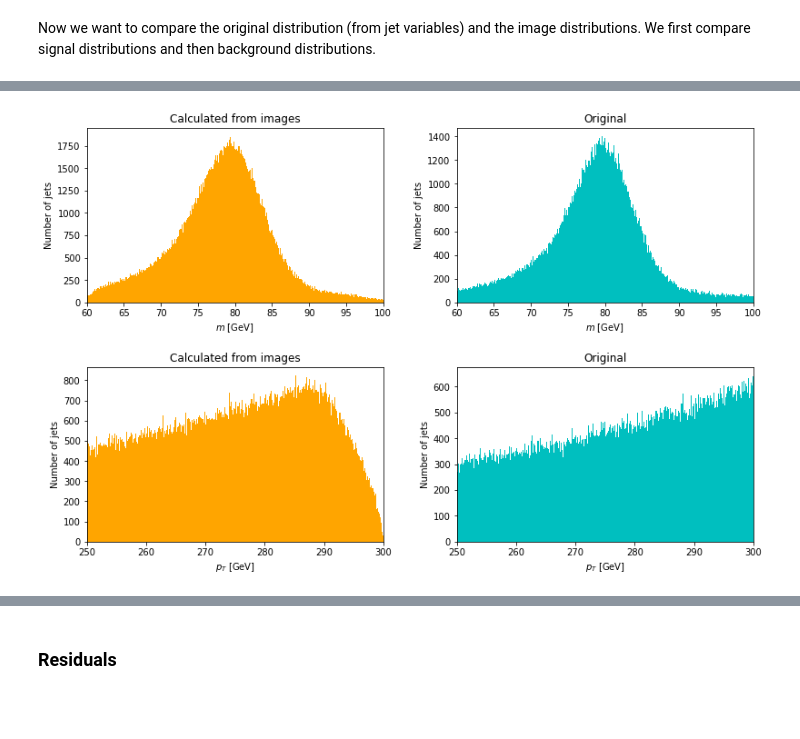
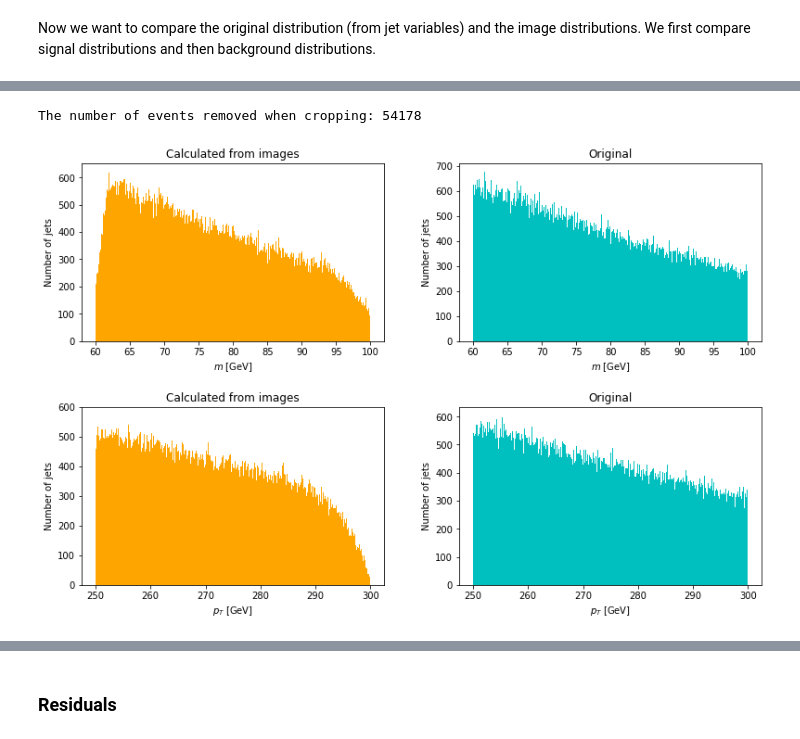
Before and after one commit to Autoencoders-compression-anomaly/AE-Compression-pytorch, a Jupyter notebook: examples/jet_images/analysis_jet_images.ipynb, the cells around one changed output, grey strips where cells are left out. Cells and saved outputs as stored; diff of their text form; code cells hidden in the pictures; blank space fills up the shorter version.

```diff
--- a/examples/jet_images/analysis_jet_images.ipynb
+++ b/examples/jet_images/analysis_jet_images.ipynb
@@ -18,28 +18,29 @@ if not os.path.exists(save_dir):
 
 # =========== Images + jet variables ===========
 # Complete DataFrame (image and all jet variables) for only signal jets
-path_complete_signal = '/Users/nallenallis/Documents/LTH/Exjobb/data/jet images/jet_images_LAGAN_complete_signal.pkl'
-df_complete_signal = pd.read_pickle(path_complete_signal)
+df_complete_signal = pd.read_pickle('/Users/nallenallis/Documents/LTH/Exjobb/data/jet images/jet_images_LAGAN_complete_signal.pkl')
 
 # Complete DataFrame (image and all jet variables) for only background jets
-path_complete_bg = '/Users/nallenallis/Documents/LTH/Exjobb/data/jet images/jet_images_LAGAN_complete_bg.pkl'
-df_complete_bg = pd.read_pickle(path_complete_bg)
+df_complete_bg = pd.read_pickle('/Users/nallenallis/Documents/LTH/Exjobb/data/jet images/jet_images_LAGAN_complete_bg.pkl')
+df_complete_bg_test = pd.read_pickle('/Users/nallenallis/Documents/LTH/Exjobb/data/jet images/jet_images_LAGAN_complete_bg_test.pkl')
 
 # =========== Images ===========
 # Only jet images for signal jets
-path_signal = '/Users/nallenallis/Documents/LTH/Exjobb/data/jet images/images/jet_images_LAGAN_images_signal.pkl'
-df_signal = pd.read_pickle(path_signal)
+df_signal = pd.read_pickle('/Users/nallenallis/Documents/LTH/Exjobb/data/jet images/images/jet_images_LAGAN_images_signal.pkl')
 
 # Only jet images for background jets
-path_bg = '/Users/nallenallis/Documents/LTH/Exjobb/data/jet images/images/jet_images_LAGAN_images_bg.pkl'
-df_bg = pd.read_pickle(path_bg)
+df_bg = pd.read_pickle('/Users/nallenallis/Documents/LTH/Exjobb/data/jet images/images/jet_images_LAGAN_images_bg.pkl')
+df_bg_test = pd.read_pickle('/Users/nallenallis/Documents/LTH/Exjobb/data/jet images/images/jet_images_LAGAN_images_bg_test.pkl')
 
 # =========== From network ===========
 #path_output = '/Users/nallenallis/Documents/LTH/Exjobb/Results/LAGAN/bg_all_img_625-300-100-300-625/val_bg/bg_all_img_625-300-100-300-625_output.pkl'
 #path_output = '/Users/nallenallis/Documents/LTH/Exjobb/Results/LAGAN/bg_all_img_625-625-625-625-625/val_bg/bg_all_img_625-625-625-625-625_output.pkl'
 #path_output = '/Users/nallenallis/Documents/LTH/Exjobb/Results/LAGAN/bg_all_img_625-625-625-625-625/val_signal/bg_all_img_625-625-625-625-625_output_signal.pkl'
-path_output = '/Users/nallenallis/Documents/LTH/Exjobb/Results/LAGAN/bg_all_img_625-300-100-300-625/val_signal/bg_all_img_625-300-100-300-625_output_signal.pkl'
-df_output = pd.read_pickle(path_output)
+#path_output = '/Users/nallenallis/Documents/LTH/Exjobb/Results/LAGAN/bg_all_img_625-300-100-300-625/val_signal/bg_all_img_625-300-100-300-625_output_signal.pkl'
+#df_output = pd.read_pickle(path_output)
+
+df_bg_test_preds = pd.read_pickle('/Users/nallenallis/Documents/LTH/Exjobb/Results/LAGAN/bg_all_img_625-300-100-300-625/bg_all_img_625-300-100-300-625_bg_test_preds.pkl')
+df_signal_test_preds = pd.read_pickle('/Users/nallenallis/Documents/LTH/Exjobb/Results/LAGAN/bg_all_img_625-300-100-300-625/bg_all_img_625-300-100-300-625_signal_test_preds.pkl')
 # %% [markdown]
 ### Defining functions and importing libraries
 # %% [markdown]
@@ -206,36 +327,40 @@ Now we want to compare the original distribution (from jet variables) and the im
 # %%
-# =========== Input-original distribution comparison (signal) ===========
+# =========== Input-original distribution comparison (background) ===========
 
 n_bins = 1000
 x_labels = ['$m$ [GeV]','$m$ [GeV]','$p_T$ [GeV]','$p_T$ [GeV]']
 titles = ['Calculated from images','Original']
 
 figure, axes = plt.subplots(nrows=2, ncols=2, figsize=(12,8))
 figure.tight_layout(pad=5)
 
+m_crop, p_crop, nbr_crop = crop_mass_pt(m_input_bg_all,pt_input_bg_all)
+print('The number of events removed when cropping:', nbr_crop)
+
 # =========== m ===========
-axes[0,0].hist(m_input_signal, color='orange', bins=n_bins)
-axes[0,1].hist(df_complete_signal['m'], color='c', bins=n_bins)
+_,bin_edges,_= axes[0,0].hist(m_crop, color='orange', bins=n_bins)
+axes[0,1].hist(df_complete_bg['m'], color='c', bins=bin_edges)
 
 # =========== pt ===========
-axes[1,0].hist(pt_input_signal, color='orange', bins=n_bins)
-axes[1,1].hist(df_complete_signal['pt'], color='c', bins=n_bins)
+_,bin_edges,_= axes[1,0].hist(p_crop, color='orange', bins=n_bins)
+axes[1,1].hist(df_complete_bg['pt'], color='c', bins=bin_edges)
 
 # Adding labels and titles to each subplot
 axes = axes.ravel()
 for idx,ax in enumerate(axes):
     ax.set_xlabel(x_labels[idx])
     ax.set_title(titles[idx%2])
     ax.set_ylabel('Number of jets')
     # Optional: Cropping
-    if x_labels[idx] == '$m$ [GeV]':
-        ax.set_xlim([60,100]) # Cropping, since 60 GeV < m < 100 GeV
-    else:
-        ax.set_xlim([250,300]) # Cropping, since 250 GeV < pt < 300 GeV
+    #if x_labels[idx] == '$m$ [GeV]':
+    #    ax.set_xlim([60,100]) # Cropping, since 60 GeV < m < 100 GeV
+    #else:
+    #    ax.set_xlim([250,300]) # Cropping, since 250 GeV < pt < 300 GeV
 
 # Saving
 save = True
 if save:
-    plt.savefig(os.path.join(save_dir,'input_original_dist_mpt_signal.png'))
+    plt.savefig(os.path.join(save_dir,'input_original_dist_mpt_bg.png'))
 # %% [output]
+The number of events removed when cropping: 54178
-[figure, old version]
+[figure, new version]
```
Also changed, not shown: parts of 17 cells of this notebook, 9 other files.
